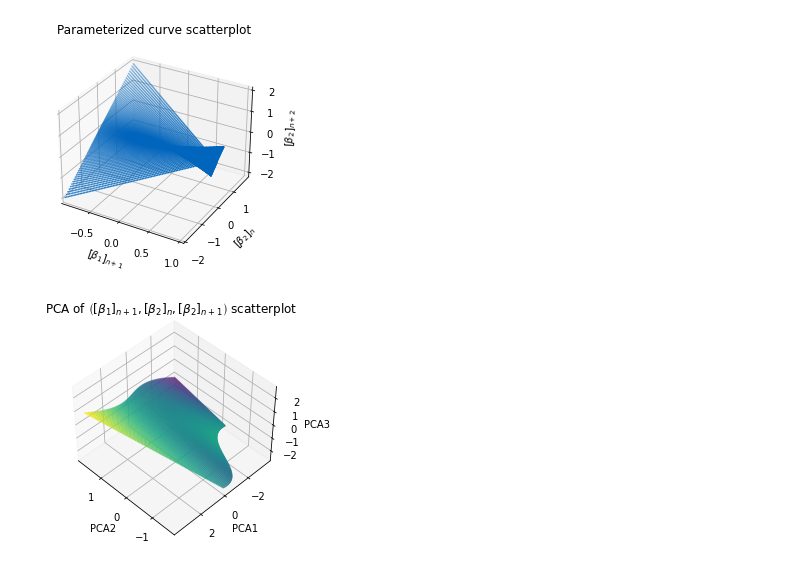
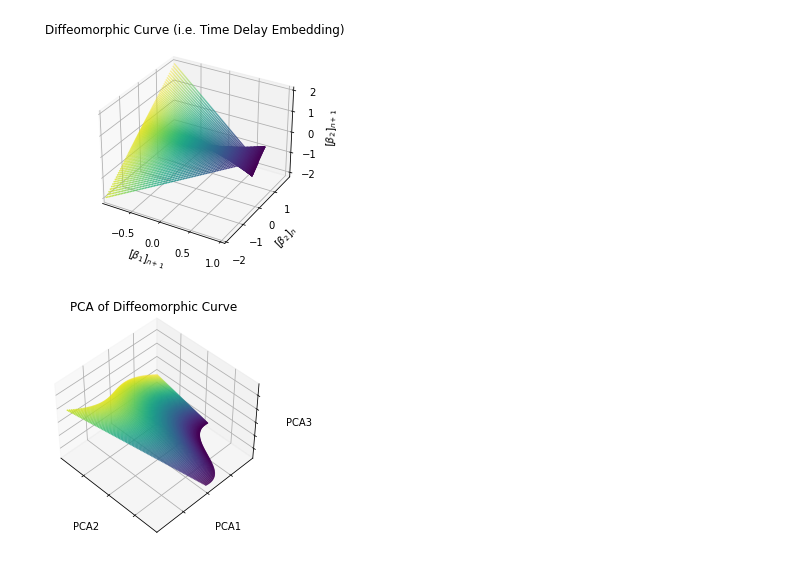
Before and after one commit to plainerman/density-transport, a Jupyter notebook: full_two_dimensional.ipynb, the cells around one changed output. Drawn from its saved outputs; the diff is of its cells as text; code cells hidden in the pictures.

```diff
--- a/full_two_dimensional.ipynb
+++ b/full_two_dimensional.ipynb
@@ -45,36 +48,42 @@ plt.show()
 # %%
 ys = observe.sample_beta_dir()
-
-ax = plt.axes(projection='3d')
-ax.scatter(numpy.transpose(ys)[0], numpy.transpose(ys)[1], numpy.transpose(ys)[2], s=0.5)
-ax.set_xlabel("$[\\beta_1]_{n+1}$")
-ax.set_ylabel("$[\\beta_2]_{n}$")
-ax.set_zlabel("$[\\beta_2]_{n+2}$")
-plt.title("Parameterized curve scatterplot")
-plt.show()
 
 from sklearn.decomposition import PCA
 pca = PCA()
 pca.n_components = 3
 
 data = pca.fit_transform(ys)
 
 from sklearn.preprocessing import StandardScaler
 scaler = StandardScaler()
 data_fit = scaler.fit_transform(data)
 
 ax = plt.axes(projection='3d')
-plt.title("PCA of $\\left([\\beta_1]_{n+1}, [\\beta_2]_n, [\\beta_2]_{n+1}\\right)$ scatterplot")
-ax.scatter(numpy.transpose(data_fit)[1], numpy.transpose(data_fit)[0], numpy.transpose(data_fit)[2], c=numpy.transpose(data_fit)[0], cmap='viridis', s = 0.5, rasterized=True)
+plt.title("Diffeomorphic Curve (i.e. Time Delay Embedding)")
+ax.scatter(numpy.transpose(ys)[0], numpy.transpose(ys)[1], numpy.transpose(ys)[2], c=numpy.transpose(data_fit)[1], cmap='viridis', s=0.5, rasterized=True)
+ax.set_xlabel("$[\\beta_1]_{n+1}$")
+ax.set_ylabel("$[\\beta_2]_{n}$")
+ax.set_zlabel("$[\\beta_2]_{n+1}$")
+#plt.savefig("figures/2d/diffeomorphic.pdf", dpi=dpi)
+plt.show()
+
+ax = plt.axes(projection='3d')
+plt.title("PCA of Diffeomorphic Curve")
+ax.scatter(numpy.transpose(data_fit)[1], numpy.transpose(data_fit)[0], numpy.transpose(data_fit)[2], c=numpy.transpose(data_fit)[1], cmap='viridis', s = 0.5, rasterized=True)
 ax.set_xlabel("PCA2")
 ax.set_ylabel("PCA1")
 ax.set_zlabel("PCA3")
+ax.set_xticklabels([])
+ax.set_yticklabels([])
+ax.set_zticklabels([])
+ax.grid(True)
 ax.azim = 135
 ax.elev = 45
+#plt.savefig("figures/2d/diffeomorphic-PCA.pdf", dpi=dpi)
 plt.show()
 # %% [output]
-[figure, old version]
+[figure, new version]
-[figure, old version]
+[figure, new version]
 # %%
 %%time
 
```
Also changed, not shown: parts of 22 cells of this notebook, 3 other files.
